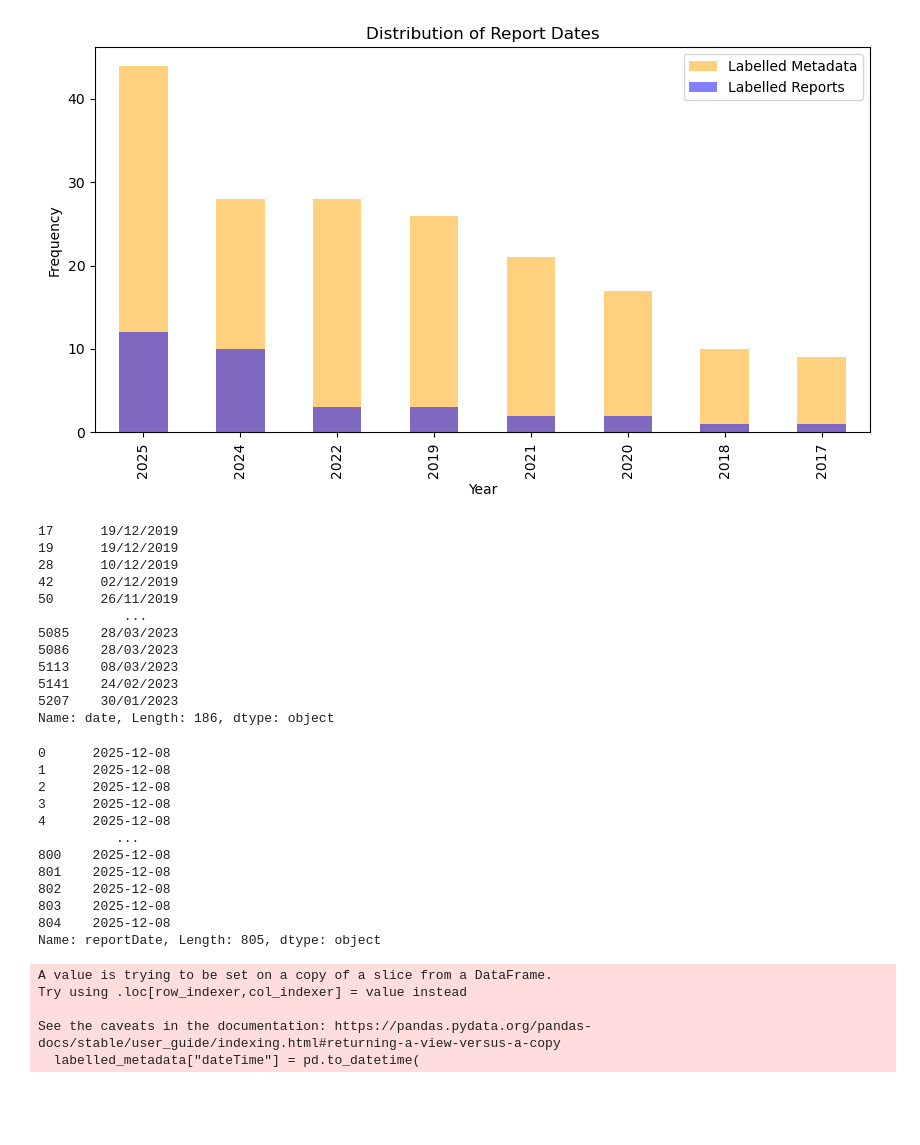
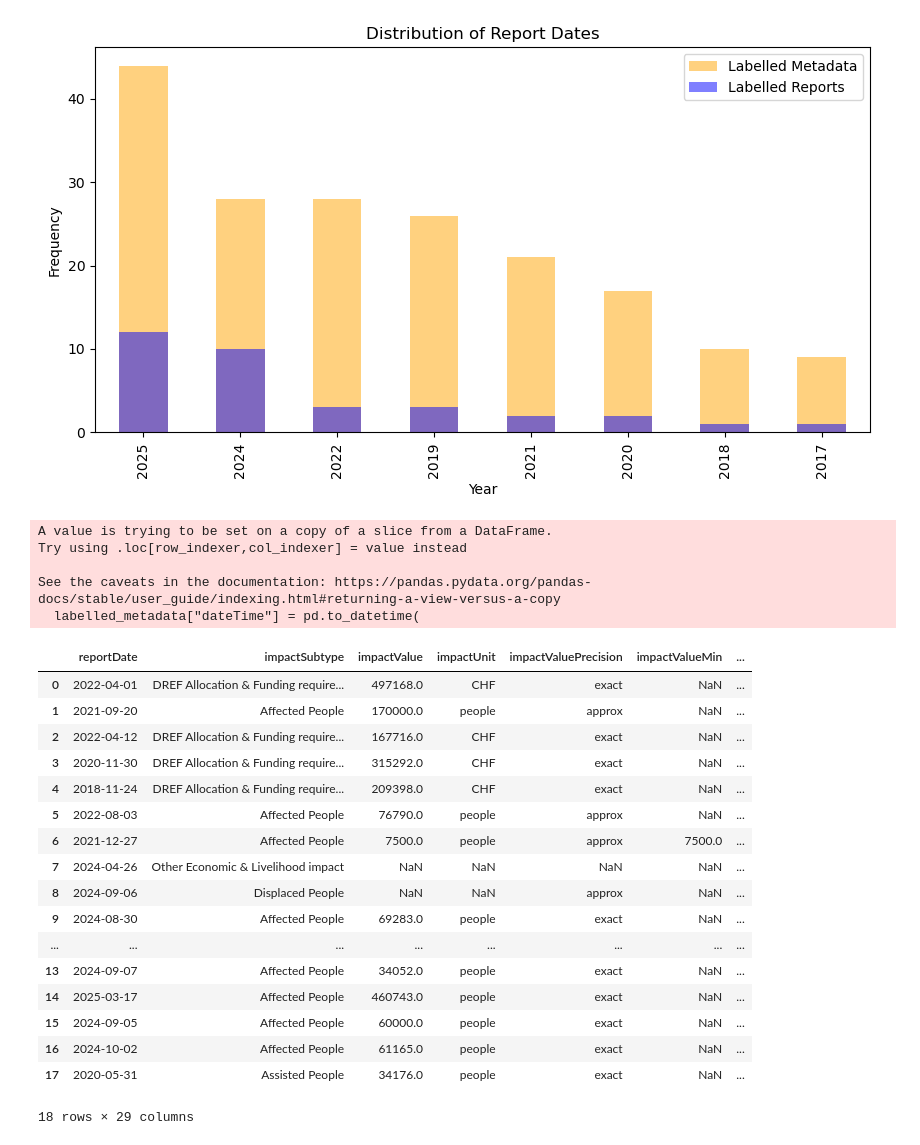
Before and after one commit to luseverin/ROUGE_database, a Jupyter notebook: analysis/inspect_metadata.ipynb, the cells around one changed output. Cells and saved outputs as stored; diff of their text form; code cells hidden in the pictures; blank space fills up the shorter version.

Commit message:
Continued inspection of metadata

```diff
--- a/analysis/inspect_metadata.ipynb
+++ b/analysis/inspect_metadata.ipynb
@@ -156,36 +156,6 @@ ax.legend()
 # %% [output]
 <matplotlib.legend.Legend at 0x...>
 [figure]
-# %%
-labelled_metadata["date"]
-# %% [output]
-17      19/12/2019
-19      19/12/2019
-28      10/12/2019
-42      02/12/2019
-50      26/11/2019
-           ...
-5085    28/03/2023
-5086    28/03/2023
-5113    08/03/2023
-5141    24/02/2023
-5207    30/01/2023
-Name: date, Length: 186, dtype: object
-# %%
-labelled_df["reportDate"]
-# %% [output]
-0      2025-12-08
-1      2025-12-08
-2      2025-12-08
-3      2025-12-08
-4      2025-12-08
-          ...
-800    2025-12-08
-801    2025-12-08
-802    2025-12-08
-803    2025-12-08
-804    2025-12-08
-Name: reportDate, Length: 805, dtype: object
 # %%
 labelled_metadata["dateTime"] = pd.to_datetime(
     labelled_metadata["date"], format="%d/%m/%Y", errors="coerce"
@@ -206,11 +176,32 @@ See the caveats in the documentation: https://pandas.pydata.org/pandas-docs/stab
   labelled_metadata["dateTime"] = pd.to_datetime(
 # %%
 # merge two dataframes to see if there are any differences in the metadata and the labelled reports
-
-merged_metadata = pd.merge(
-    labelled_df,
+labelled_df_one_row = labelled_df.groupby("appealCode").head(1)
+merged_metadata_both = pd.merge(
+    labelled_df_one_row,
     labelled_metadata,
     left_on=["appealCode", "dateTime"],
     right_on=["appealCode", "dateTime"],
     how="inner",
 )
+# %%
+merged_metadata_both
+# %% [output]
+|  | reportDate | impactSubtype | impactValue | impactUnit | impactValuePrecision | impactValueMin | ... |
+| 0 | 2022-04-01 | DREF Allocation & Funding require... | 497168.0 | CHF | exact | NaN | ... |
+| 1 | 2021-09-20 | Affected People | 170000.0 | people | approx | NaN | ... |
+| 2 | 2022-04-12 | DREF Allocation & Funding require... | 167716.0 | CHF | exact | NaN | ... |
+| 3 | 2020-11-30 | DREF Allocation & Funding require... | 315292.0 | CHF | exact | NaN | ... |
+| 4 | 2018-11-24 | DREF Allocation & Funding require... | 209398.0 | CHF | exact | NaN | ... |
+| 5 | 2022-08-03 | Affected People | 76790.0 | people | approx | NaN | ... |
+| 6 | 2021-12-27 | Affected People | 7500.0 | people | approx | 7500.0 | ... |
+| 7 | 2024-04-26 | Other Economic & Livelihood impact | NaN | NaN | NaN | NaN | ... |
+| 8 | 2024-09-06 | Displaced People | NaN | NaN | approx | NaN | ... |
+| 9 | 2024-08-30 | Affected People | 69283.0 | people | exact | NaN | ... |
+| ... | ... | ... | ... | ... | ... | ... | ... |
+| 13 | 2024-09-07 | Affected People | 34052.0 | people | exact | NaN | ... |
+| 14 | 2025-03-17 | Affected People | 460743.0 | people | exact | NaN | ... |
+| 15 | 2024-09-05 | Affected People | 60000.0 | people | exact | NaN | ... |
+| 16 | 2024-10-02 | Affected People | 61165.0 | people | exact | NaN | ... |
+| 17 | 2020-05-31 | Assisted People | 34176.0 | people | exact | NaN | ... |
+18 rows × 29 columns
```
Also changed, not shown: parts of 6 cells of this notebook.
